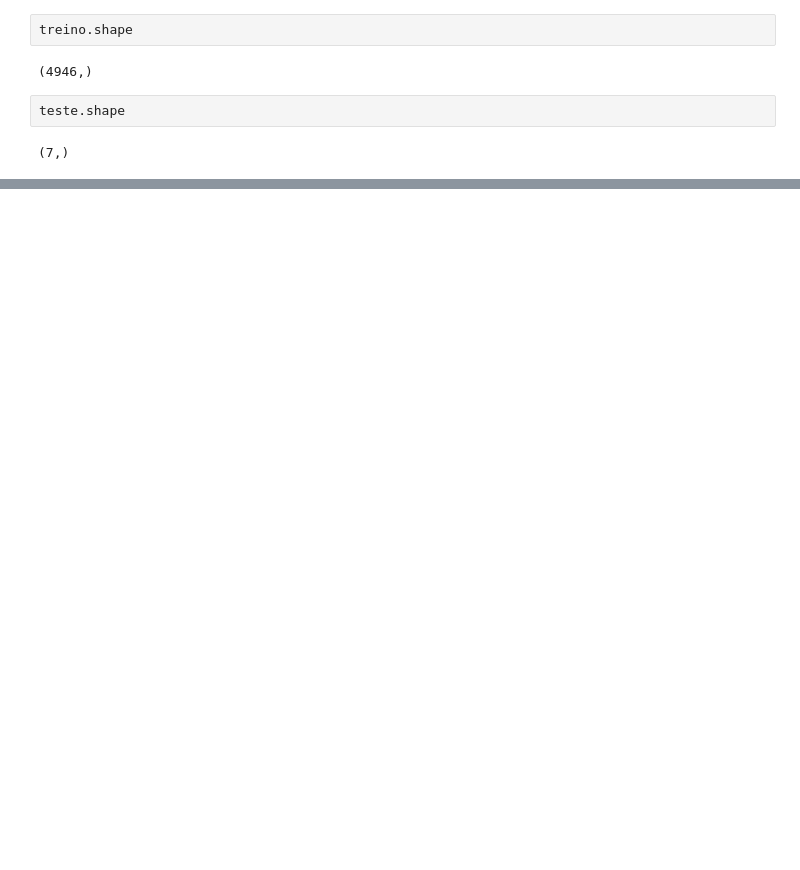
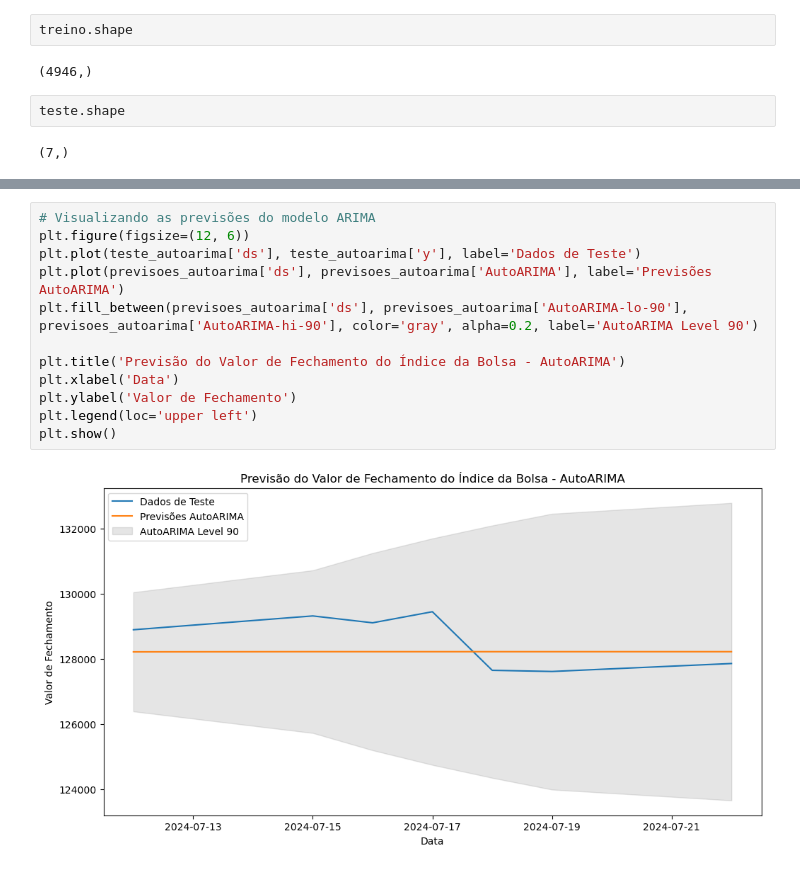
Before and after one commit to alexandreaquiles/postech-fiap-dtat-tech-challenge-fase2, a Jupyter notebook: tech-challenge-fase2-forecasting-ibovespa.ipynb, the cells around one changed output, grey strips where cells are left out. Saved outputs shown, nothing was run; the diff lists cells and outputs as text; blank space fills up the shorter version.

```diff
--- a/tech-challenge-fase2-forecasting-ibovespa.ipynb
+++ b/tech-challenge-fase2-forecasting-ibovespa.ipynb
@@ -324,0 +482,14 @@ teste.shape
+# %%
+# Visualizando as previsões do modelo ARIMA
+plt.figure(figsize=(12, 6))
+plt.plot(teste_autoarima['ds'], teste_autoarima['y'], label='Dados de Teste')
+plt.plot(previsoes_autoarima['ds'], previsoes_autoarima['AutoARIMA'], label='Previsões AutoARIMA')
+plt.fill_between(previsoes_autoarima['ds'], previsoes_autoarima['AutoARIMA-lo-90'], previsoes_autoarima['AutoARIMA-hi-90'], color='gray', alpha=0.2, label='AutoARIMA Level 90')
+
+plt.title('Previsão do Valor de Fechamento do Índice da Bolsa - AutoARIMA')
+plt.xlabel('Data')
+plt.ylabel('Valor de Fechamento')
+plt.legend(loc='upper left')
+plt.show()
+# %% [output]
+[figure, added]
```
Also changed, not shown: parts of 23 cells of this notebook.
